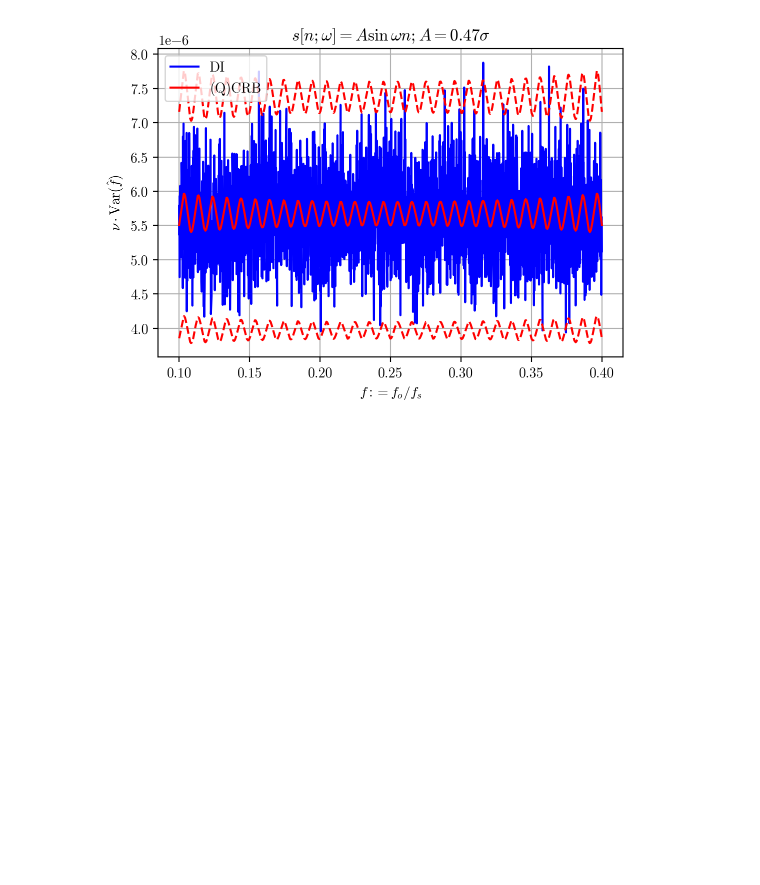
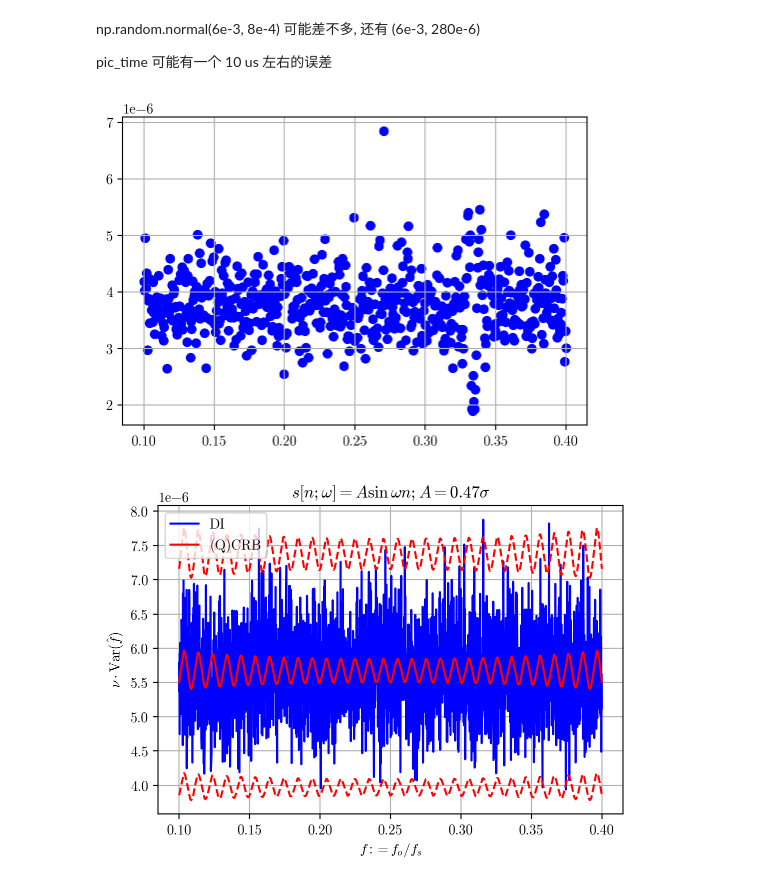
Before and after one commit to huchaoning/freqest-draft, a Jupyter notebook: simulations.ipynb, the cells around one changed output. Drawn from its saved outputs; the diff is of its cells as text; code cells hidden in the pictures; blank space fills up the shorter version.

```diff
--- a/simulations.ipynb
+++ b/simulations.ipynb
@@ -1,6 +1,41 @@
 # %%
 from src import *
 from myutils import *
+# %%
+freq_list = np.linspace(0.1, 0.4, 601)
+A = 5 * DMD.PIXEL_SIZE/2
+sampling_rate = 20
+
+pic_time = (1 / (sampling_rate * freq_list) / 2 * 1e6).astype(int)
+
+# DMD 可能会有一个小延迟, 也有一定的误差
+real_freq_list = 1 / ((pic_time) * 2) * 1e6 / sampling_rate
+# %% [markdown]
+np.random.normal(6e-3, 8e-4) 可能差不多, 还有 (6e-3, 280e-6)
+
+pic_time 可能有一个 10 us 左右的误差
+# %%
+@parallelize()
+def main(f):
+    cropped, noise = [], []
+    for _ in range(200):
+        meta = MetaData('SPADE', f, A, 0)
+        sim = Simulator(meta, delay=np.random.normal(6e-3, 10e-6), waveform='sign')
+        cropped_, noise_ = sim.gen()
+        cropped.append(cropped_)
+        noise.append(noise_)
+    c = Estimates(np.array(cropped), meta, noise=np.array(noise).mean(-1))
+    return Estimation.FromEstimates(c)
+# %%
+cs = main(real_freq_list)
+# %%
+x = [cs[i].metadata.ground_truth for i in range(601)]
+y = [cs[i].frequency_estimates.var() * cs[i].photons.mean() for i in range(601)]
+
+scatter(freq_list, y)
+# plt.ylim(0, 5e-5)
+# %% [output]
+[figure, added]
 # %%
 # @cache
 # @parallelize()
```
Also changed, not shown: 3 other files.
